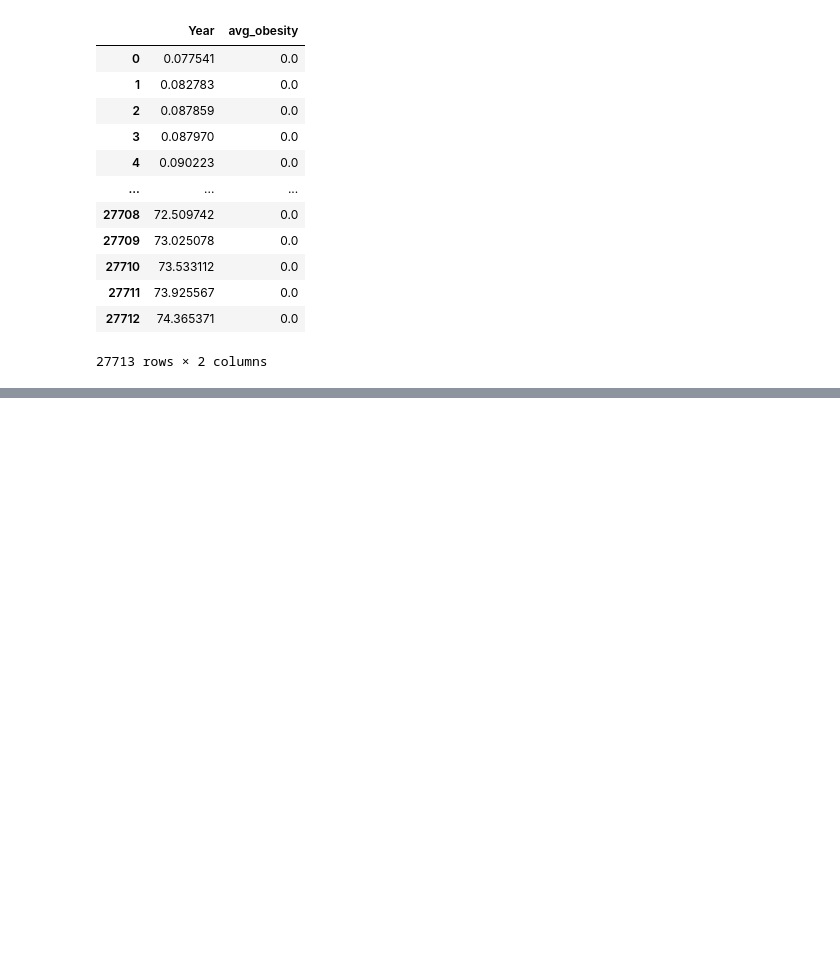
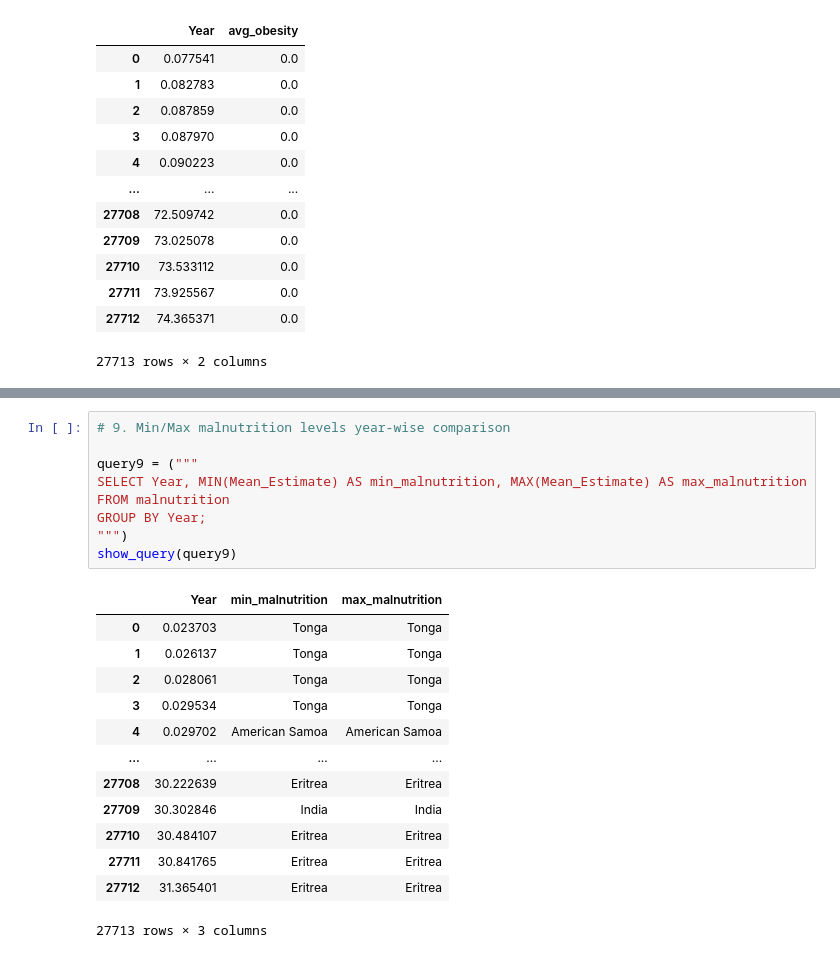
Before and after one commit to ArunK-ML/Project---Nutrition-Paradox-A-Global-View-on-Obesity-and-Malnutrition, a Jupyter notebook: Nutrition_Paradox_Near_Final.ipynb, the cells around one changed output, grey strips where cells are left out. Drawn from its saved outputs; the diff is of its cells as text; blank space fills up the shorter version.

```diff
--- a/Nutrition_Paradox_Near_Final.ipynb
+++ b/Nutrition_Paradox_Near_Final.ipynb
@@ -1069,0 +1205,23 @@ show_query(query11)
+# %%
+# 9. Min/Max malnutrition levels year-wise comparison
+
+query9 = ("""
+SELECT Year, MIN(Mean_Estimate) AS min_malnutrition, MAX(Mean_Estimate) AS max_malnutrition
+FROM malnutrition
+GROUP BY Year;
+""")
+show_query(query9)
+# %% [output]
+|  | Year | min_malnutrition | max_malnutrition |
+| 0 | 0.023703 | Tonga | Tonga |
+| 1 | 0.026137 | Tonga | Tonga |
+| 2 | 0.028061 | Tonga | Tonga |
+| 3 | 0.029534 | Tonga | Tonga |
+| 4 | 0.029702 | American Samoa | American Samoa |
+| ... | ... | ... | ... |
+| 27708 | 30.222639 | Eritrea | Eritrea |
+| 27709 | 30.302846 | India | India |
+| 27710 | 30.484107 | Eritrea | Eritrea |
+| 27711 | 30.841765 | Eritrea | Eritrea |
+| 27712 | 31.365401 | Eritrea | Eritrea |
+27713 rows × 3 columns
```
Also changed, not shown: parts of 10 cells of this notebook.
